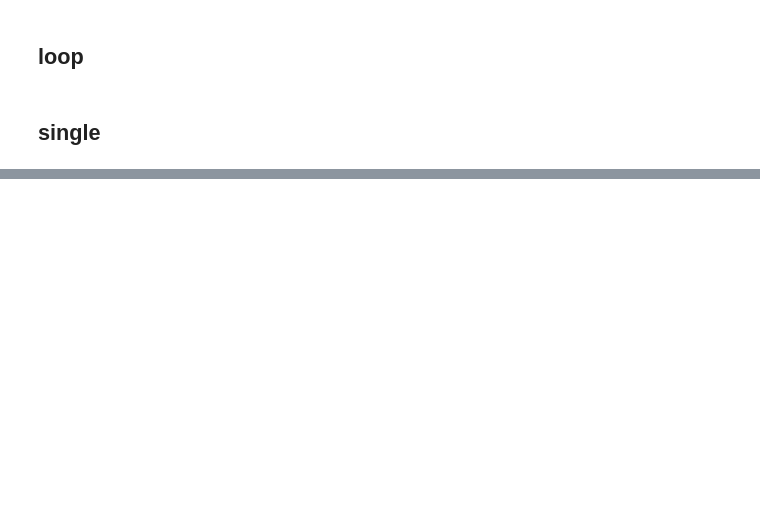
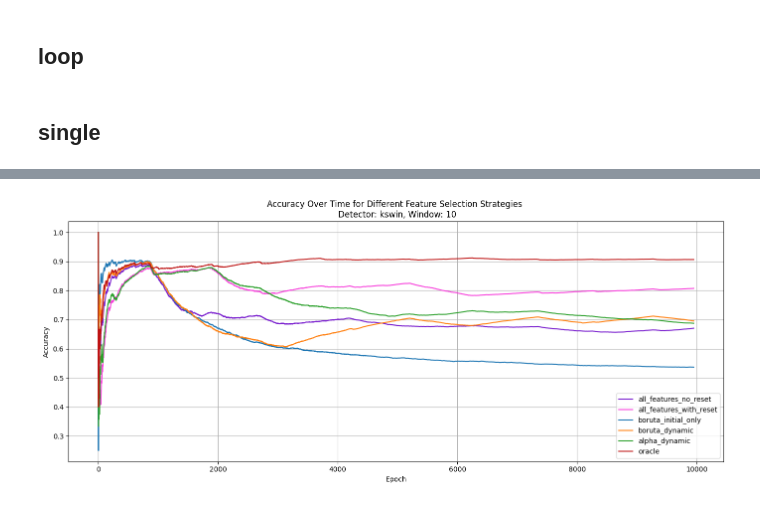
Before and after one commit to wpartycja/ml-in-data-streams, a Jupyter notebook: drift_detection.ipynb, the cells around one changed output, grey strips where cells are left out. Drawn from its saved outputs; the diff is of its cells as text; code cells hidden in the pictures; blank space fills up the shorter version.

```diff
--- a/drift_detection.ipynb
+++ b/drift_detection.ipynb
@@ -99,17 +100,20 @@ Run data exported to ./logs/kswin/160_seed/all_features_no_reset.json
 # %%
-# strategies = [
-#     'all_features_no_reset',
-#     'all_features_with_reset',
-#     'boruta_initial_only',
-#     'boruta_dynamic',
-#     'alpha_dynamic'
-# ]
+strategies = [
+    'all_features_no_reset',
+    'all_features_with_reset',
+    'boruta_initial_only',
+    'boruta_dynamic',
+    'alpha_dynamic',
+    'oracle',
+]
 
 
 
-# detector = 'adwin'
-# seed = 160
-# window = 1000
+detector = 'kswin'
+seed = 160
+window = 10
 
 
-# plot_all_strategies(detector, seed, window, strategies)
+plot_all_strategies(detector, seed, window, strategies)
+# %% [output]
+[figure, added]
```
Also changed, not shown: parts of 4 cells of this notebook, 11 other files.
